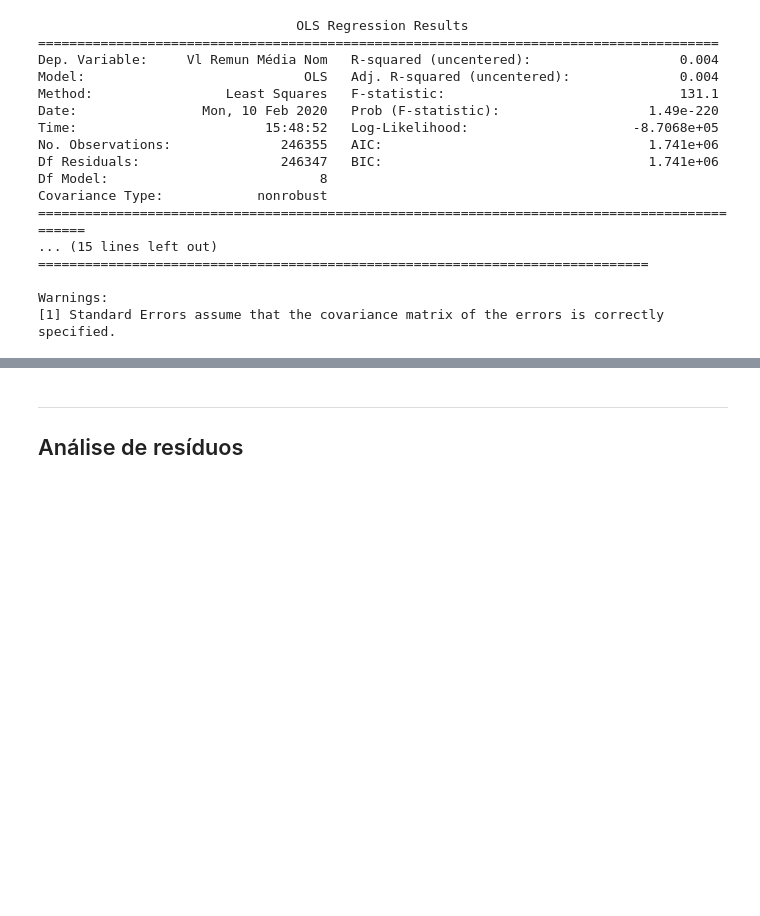
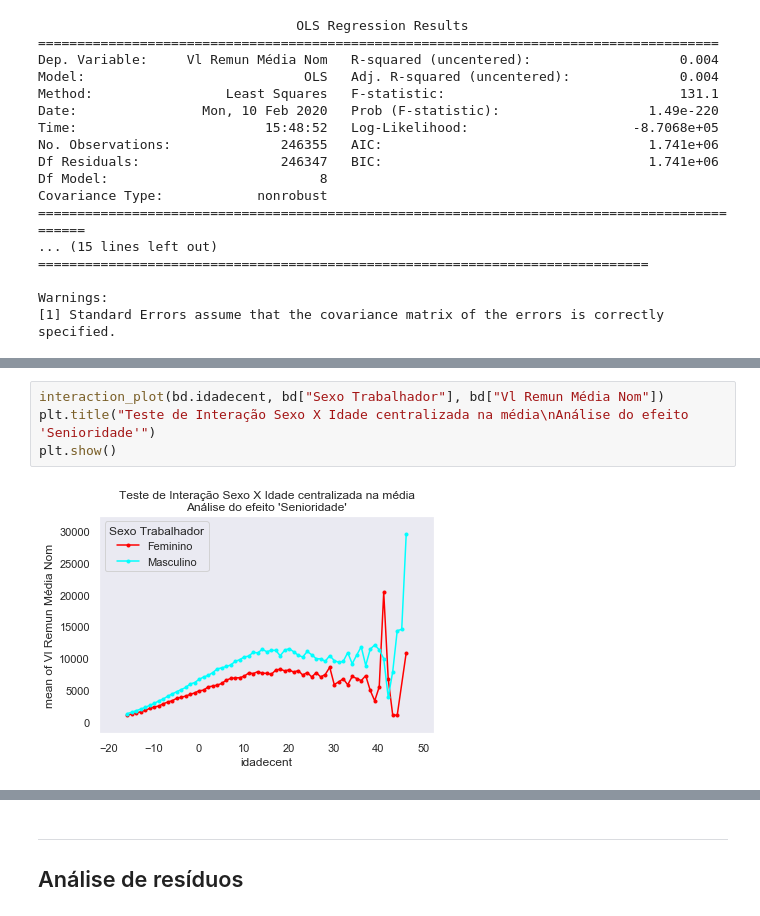
Before and after one commit to neylsoncrepalde/diversidade_mercado_ia, a Jupyter notebook: src/exploratoria.ipynb, the cells around one changed output, grey strips where cells are left out. Drawn from its saved outputs; the diff is of its cells as text; blank space fills up the shorter version.

```diff
--- a/src/exploratoria.ipynb
+++ b/src/exploratoria.ipynb
@@ -562,0 +578,6 @@ Warnings:
+# %%
+interaction_plot(bd.idadecent, bd["Sexo Trabalhador"], bd["Vl Remun Média Nom"])
+plt.title("Teste de Interação Sexo X Idade centralizada na média\nAnálise do efeito 'Senioridade'")
+plt.show()
+# %% [output]
+[figure, added]
```
Also changed, not shown: parts of 5 cells of this notebook.
